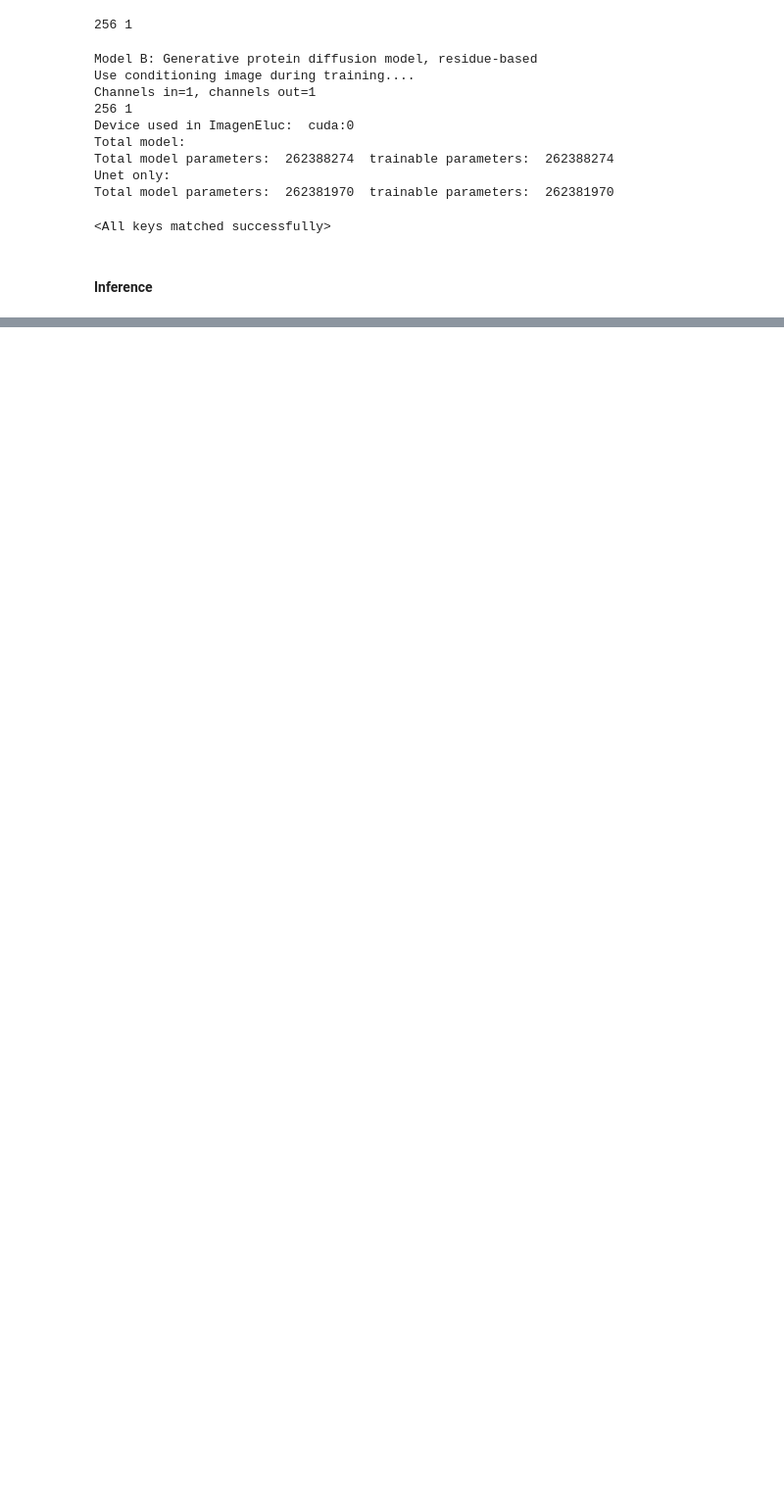
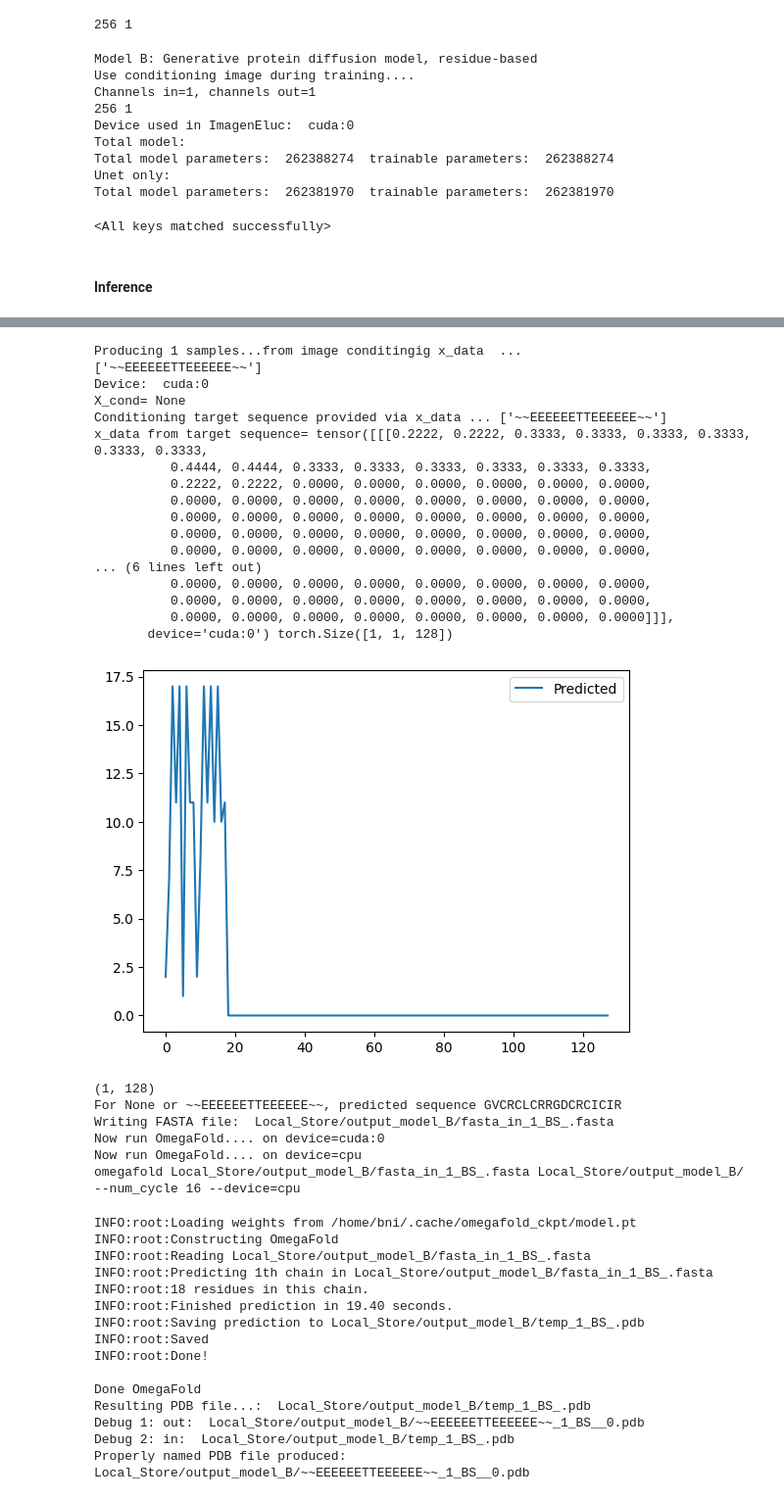
Before and after one commit to Bo-Ni/ProtenDiffusionGenerator_pip, a Jupyter notebook: Model_B.ipynb, the cells around one changed output, grey strips where cells are left out. Shown at 98% size. Drawn from its saved outputs; the diff is of its cells as text; code cells hidden in the pictures; blank space fills up the shorter version.

Commit message:
test model B

```diff
--- a/Model_B.ipynb
+++ b/Model_B.ipynb
@@ -250,0 +244,67 @@ Error:
+# %%
+input_SS_seq = '~~EEEEEETTEEEEEE~~' #@param {type:"string"}
+output_file_flag = '1_BS_' #@param {type:"string"}
+FoldProteinOrNot = True
+## #@param ["False", "True"] {type:"raw"}
+
+
+m_cycle= 16 #cycles used in OmegaFold
+fname = sample_sequence (
+  model_B,
+  x_data=[input_SS_seq],
+  flag=output_file_flag,
+  cond_scales=1.,
+  foldproteins=FoldProteinOrNot,
+  num_cycle=m_cycle, # for omegafold
+  # ++++++++++++++++++++
+  prefix=prefix,
+  tokenizer_X=tokenizer_X,
+  tokenizer_y=tokenizer_y,
+   )
+
+#test for single case
+DSSPresult,_,sequence_res=get_DSSP_result(fname)
+
+print (f"\033[1;32m INPUT:        {input_SS_seq}\nRESULT:       {DSSPresult}\nAA sequence:  {sequence_res}")
+error=string_diff (DSSPresult, input_SS_seq)/len (input_SS_seq)
+print ("\033[1;32m Error: ", error)
+# %% [output]
+Producing 1 samples...from image conditingig x_data  ...
+['~~EEEEEETTEEEEEE~~']
+Device:  cuda:0
+X_cond= None
+Conditioning target sequence provided via x_data ... ['~~EEEEEETTEEEEEE~~']
+x_data from target sequence= tensor([[[0.2222, 0.2222, 0.3333, 0.3333, 0.3333, 0.3333, 0.3333, 0.3333,
+          0.4444, 0.4444, 0.3333, 0.3333, 0.3333, 0.3333, 0.3333, 0.3333,
+          0.2222, 0.2222, 0.0000, 0.0000, 0.0000, 0.0000, 0.0000, 0.0000,
+          0.0000, 0.0000, 0.0000, 0.0000, 0.0000, 0.0000, 0.0000, 0.0000,
+          0.0000, 0.0000, 0.0000, 0.0000, 0.0000, 0.0000, 0.0000, 0.0000,
+          0.0000, 0.0000, 0.0000, 0.0000, 0.0000, 0.0000, 0.0000, 0.0000,
+          0.0000, 0.0000, 0.0000, 0.0000, 0.0000, 0.0000, 0.0000, 0.0000,
+... (6 lines left out)
+          0.0000, 0.0000, 0.0000, 0.0000, 0.0000, 0.0000, 0.0000, 0.0000,
+          0.0000, 0.0000, 0.0000, 0.0000, 0.0000, 0.0000, 0.0000, 0.0000,
+          0.0000, 0.0000, 0.0000, 0.0000, 0.0000, 0.0000, 0.0000, 0.0000]]],
+       device='cuda:0') torch.Size([1, 1, 128])
+[figure, added]
+(1, 128)
+For None or ~~EEEEEETTEEEEEE~~, predicted sequence GVCRCLCRRGDCRCICIR
+Writing FASTA file:  Local_Store/output_model_B/fasta_in_1_BS_.fasta
+Now run OmegaFold.... on device=cuda:0
+Now run OmegaFold.... on device=cpu
+omegafold Local_Store/output_model_B/fasta_in_1_BS_.fasta Local_Store/output_model_B/ --num_cycle 16 --device=cpu
+INFO:root:Loading weights from /home/bni/.cache/omegafold_ckpt/model.pt
+INFO:root:Constructing OmegaFold
+INFO:root:Reading Local_Store/output_model_B/fasta_in_1_BS_.fasta
+INFO:root:Predicting 1th chain in Local_Store/output_model_B/fasta_in_1_BS_.fasta
+INFO:root:18 residues in this chain.
+INFO:root:Finished prediction in 19.40 seconds.
+INFO:root:Saving prediction to Local_Store/output_model_B/temp_1_BS_.pdb
+INFO:root:Saved
+INFO:root:Done!
+
+Done OmegaFold
+Resulting PDB file...:  Local_Store/output_model_B/temp_1_BS_.pdb
+Debug 1: out:  Local_Store/output_model_B/~~EEEEEETTEEEEEE~~_1_BS__0.pdb
+Debug 2: in:  Local_Store/output_model_B/temp_1_BS_.pdb
+Properly named PDB file produced: Local_Store/output_model_B/~~EEEEEETTEEEEEE~~_1_BS__0.pdb
```
Also changed, not shown: parts of 7 cells of this notebook, 4 other files.
